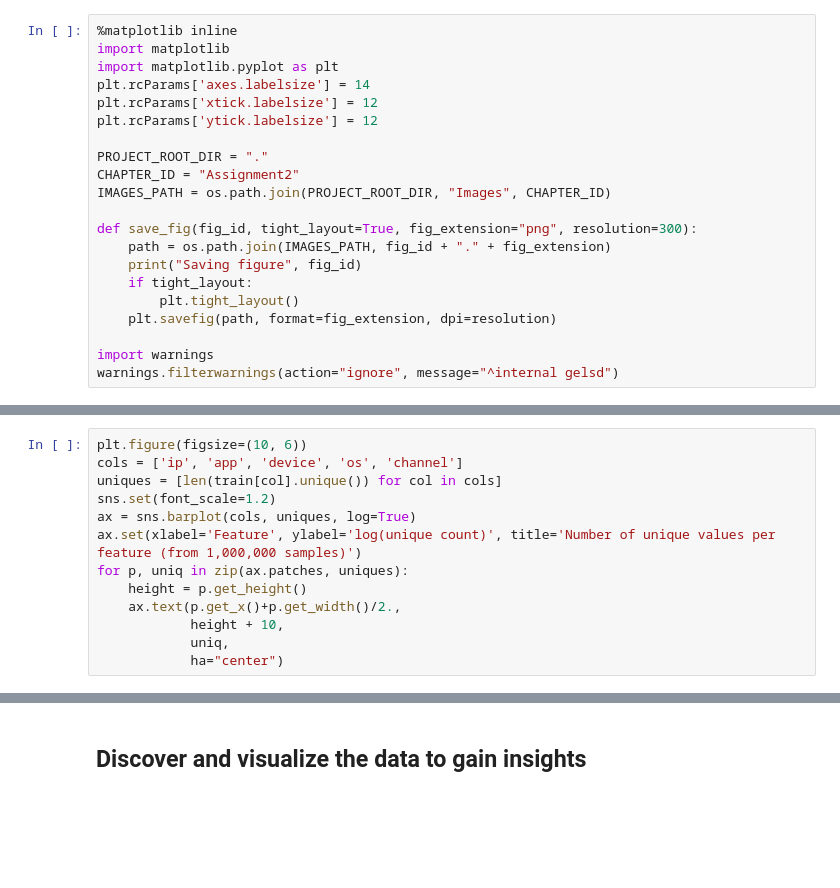
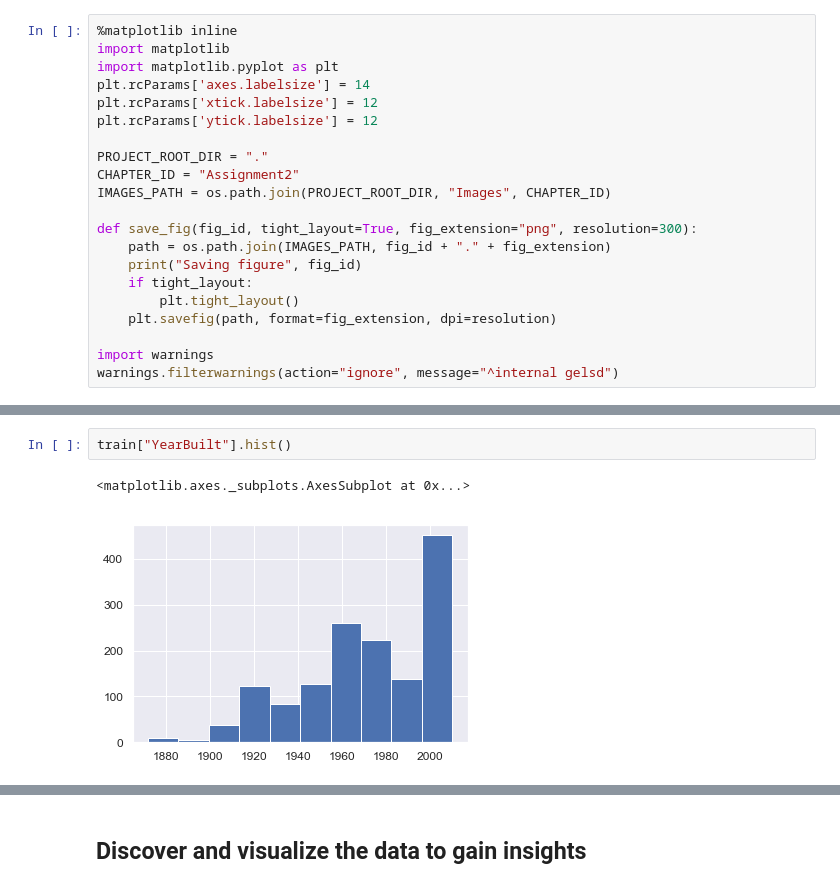
Before and after one commit to h182032/DAT158-Assignment2, a Jupyter notebook: Assignment2.ipynb, the cells around one changed output, grey strips where cells are left out. Saved outputs shown, nothing was run; the diff lists cells and outputs as text; blank space fills up the shorter version.

```diff
--- a/Assignment2.ipynb
+++ b/Assignment2.ipynb
@@ -92,13 +69,0 @@ test.head()
-# %%
-plt.figure(figsize=(10, 6))
-cols = ['ip', 'app', 'device', 'os', 'channel']
-uniques = [len(train[col].unique()) for col in cols]
-sns.set(font_scale=1.2)
-ax = sns.barplot(cols, uniques, log=True)
-ax.set(xlabel='Feature', ylabel='log(unique count)', title='Number of unique values per feature (from 1,000,000 samples)')
-for p, uniq in zip(ax.patches, uniques):
-    height = p.get_height()
-    ax.text(p.get_x()+p.get_width()/2.,
-            height + 10,
-            uniq,
-            ha="center")
@@ -120,0 +95,5 @@ sns.pairplot(train, vars=['ip', 'device', 'os', 'is_attributed'])
+# %%
+train["YearBuilt"].hist()
+# %% [output]
+<matplotlib.axes._subplots.AxesSubplot at 0x...>
+[figure, added]
```
Also changed, not shown: parts of 16 cells of this notebook.
